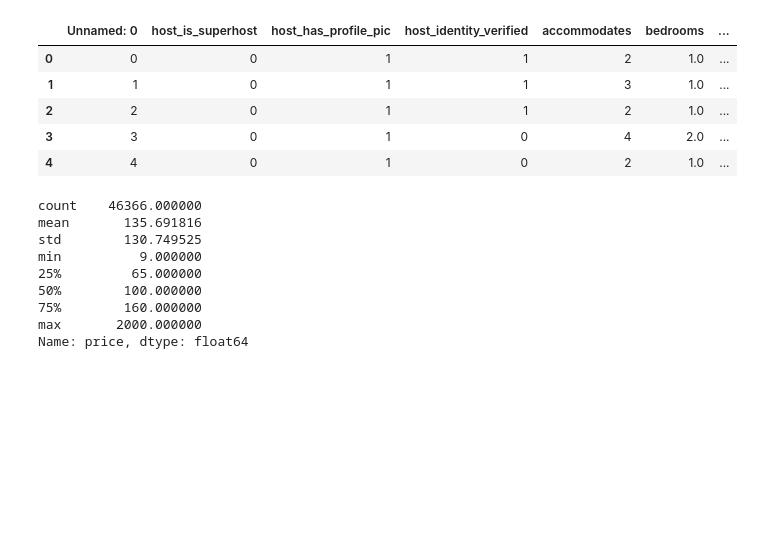
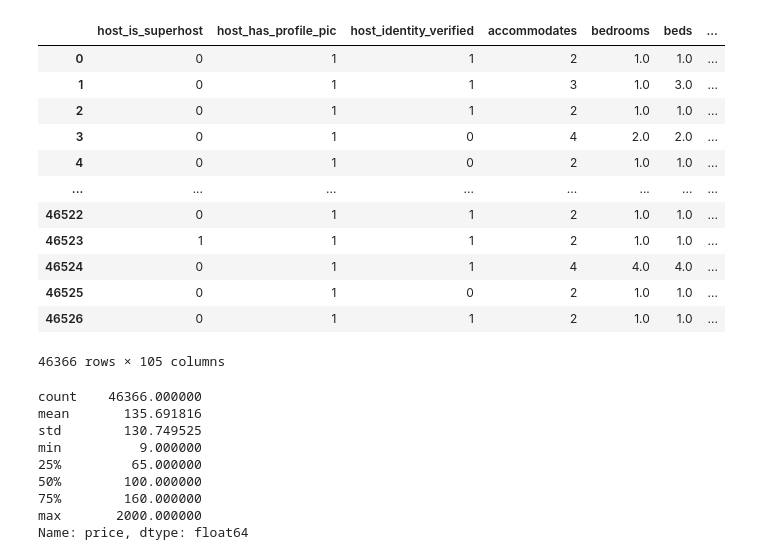
Before and after one commit to wooyounghong/airbnb_price_prediction, a Jupyter notebook: Modeling.ipynb, the cells around one changed output. Drawn from its saved outputs; the diff is of its cells as text; code cells hidden in the pictures; blank space fills up the shorter version.

```diff
--- a/Modeling.ipynb
+++ b/Modeling.ipynb
@@ -14,16 +14,23 @@ from sklearn.preprocessing import StandardScaler
 import seaborn as sns
 sns.set(style="whitegrid")
 # %%
-df = pd.read_csv('final_final_data.csv')
+df = pd.read_csv('final_final_data.csv', index_col=0)
 # %%
-df.head()
+df
 # %% [output]
-|  | Unnamed: 0 | host_is_superhost | host_has_profile_pic | host_identity_verified | accommodates | bedrooms | ... |
-| 0 | 0 | 0 | 1 | 1 | 2 | 1.0 | ... |
-| 1 | 1 | 0 | 1 | 1 | 3 | 1.0 | ... |
-| 2 | 2 | 0 | 1 | 1 | 2 | 1.0 | ... |
-| 3 | 3 | 0 | 1 | 0 | 4 | 2.0 | ... |
-| 4 | 4 | 0 | 1 | 0 | 2 | 1.0 | ... |
+|  | host_is_superhost | host_has_profile_pic | host_identity_verified | accommodates | bedrooms | beds | ... |
+| 0 | 0 | 1 | 1 | 2 | 1.0 | 1.0 | ... |
+| 1 | 0 | 1 | 1 | 3 | 1.0 | 3.0 | ... |
+| 2 | 0 | 1 | 1 | 2 | 1.0 | 1.0 | ... |
+| 3 | 0 | 1 | 0 | 4 | 2.0 | 2.0 | ... |
+| 4 | 0 | 1 | 0 | 2 | 1.0 | 1.0 | ... |
+| ... | ... | ... | ... | ... | ... | ... | ... |
+| 46522 | 0 | 1 | 1 | 2 | 1.0 | 1.0 | ... |
+| 46523 | 1 | 1 | 1 | 2 | 1.0 | 1.0 | ... |
+| 46524 | 0 | 1 | 1 | 4 | 4.0 | 4.0 | ... |
+| 46525 | 0 | 1 | 0 | 2 | 1.0 | 1.0 | ... |
+| 46526 | 0 | 1 | 1 | 2 | 1.0 | 1.0 | ... |
+46366 rows × 105 columns
 # %%
 df.price.describe()
 # %% [output]
```
Also changed, not shown: parts of 50 cells of this notebook, 2 other files.
